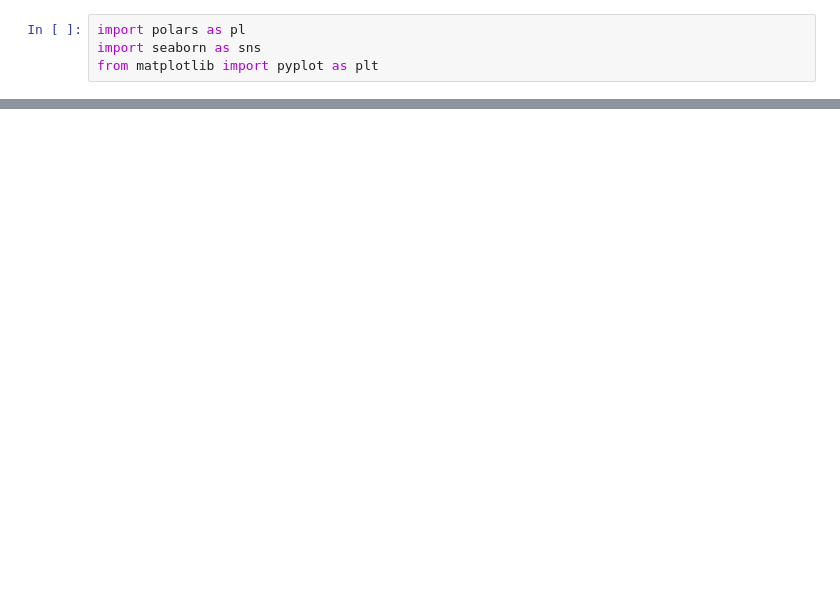
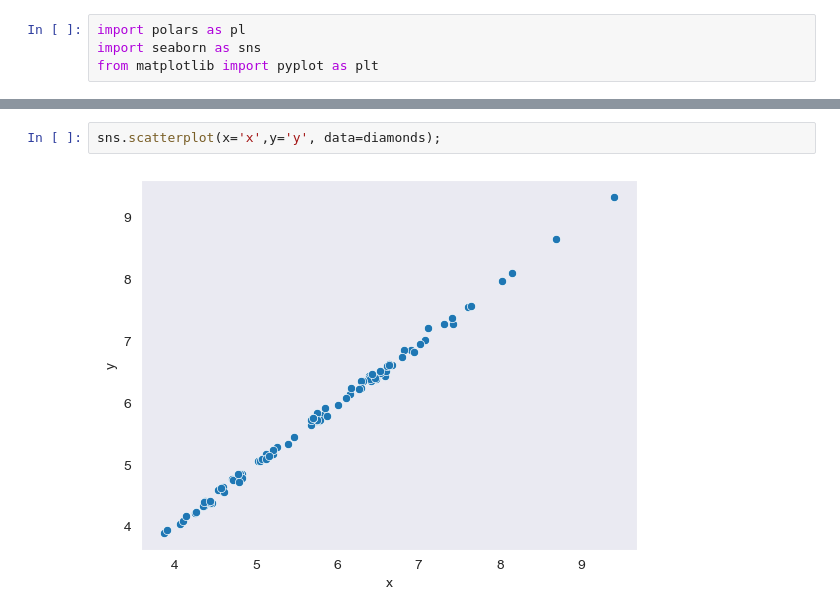
Before and after one commit to garettprestholdt/seaborn_scatterplot, a Jupyter notebook: sb_scatterplot.ipynb, the cells around one changed output, grey strips where cells are left out. Saved outputs shown, nothing was run; the diff lists cells and outputs as text; blank space fills up the shorter version.

```diff
--- a/sb_scatterplot.ipynb
+++ b/sb_scatterplot.ipynb
@@ -23,0 +50,4 @@ survived_gender
+# %%
+sns.scatterplot(x='x',y='y', data=diamonds);
+# %% [output]
+[figure, added]
```
Also changed, not shown: parts of 26 cells of this notebook, 1 other file.
